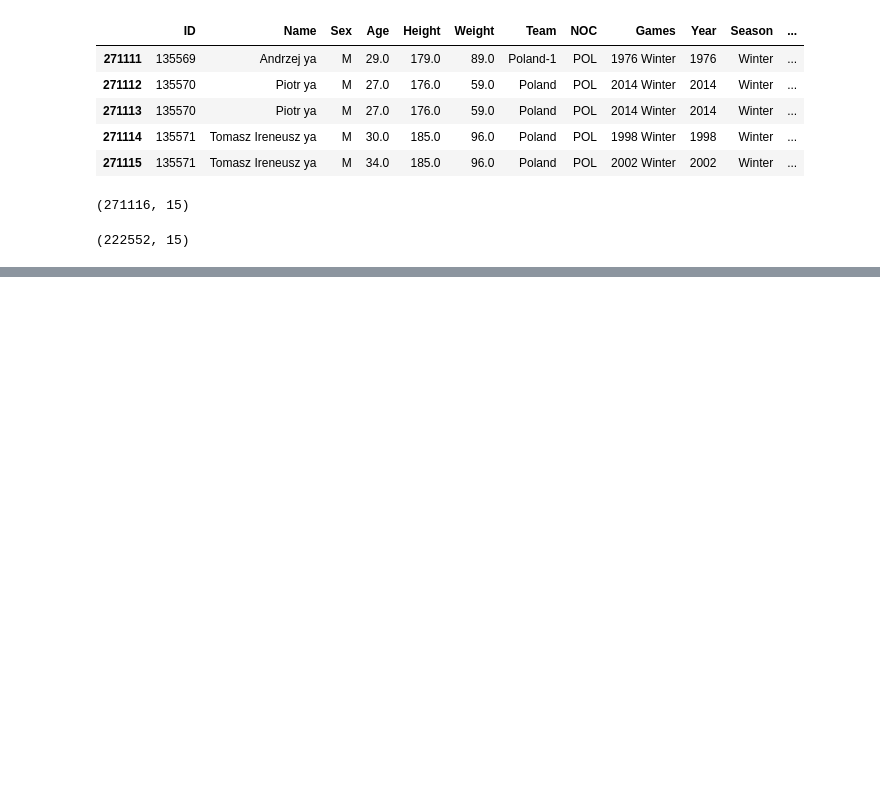
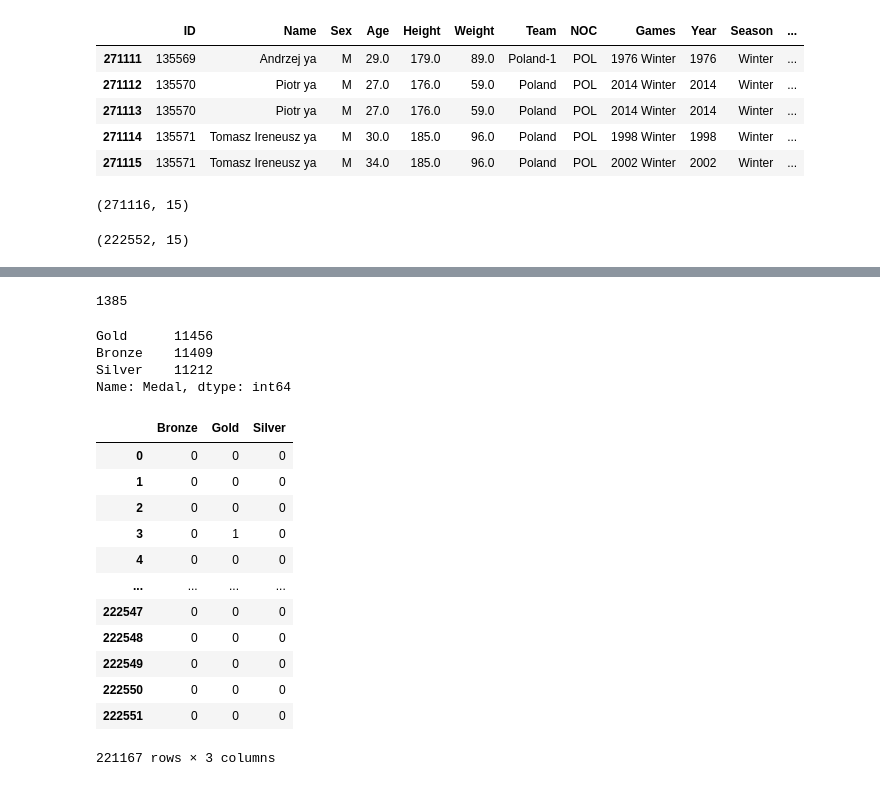
Before and after one commit to Bruhkhari/MPR6_notebook, a Jupyter notebook: Analysis.ipynb, the cells around one changed output, grey strips where cells are left out. Cells and saved outputs as stored; diff of their text form; code cells hidden in the pictures; blank space fills up the shorter version.

```diff
--- a/Analysis.ipynb
+++ b/Analysis.ipynb
@@ -36,0 +102,4 @@ df.tail()
+# %%
+df.duplicated().sum()
+# %% [output]
+1385
@@ -36,0 +110,23 @@ df.tail()
+# %%
+df['Medal'].value_counts()
+# %% [output]
+Gold      11456
+Bronze    11409
+Silver    11212
+Name: Medal, dtype: int64
+# %%
+pd.get_dummies(df['Medal'])
+# %% [output]
+|  | Bronze | Gold | Silver |
+| 0 | 0 | 0 | 0 |
+| 1 | 0 | 0 | 0 |
+| 2 | 0 | 0 | 0 |
+| 3 | 0 | 1 | 0 |
+| 4 | 0 | 0 | 0 |
+| ... | ... | ... | ... |
+| 222547 | 0 | 0 | 0 |
+| 222548 | 0 | 0 | 0 |
+| 222549 | 0 | 0 | 0 |
+| 222550 | 0 | 0 | 0 |
+| 222551 | 0 | 0 | 0 |
+221167 rows × 3 columns
```
Also changed, not shown: parts of 20 cells of this notebook, 2 other files.
